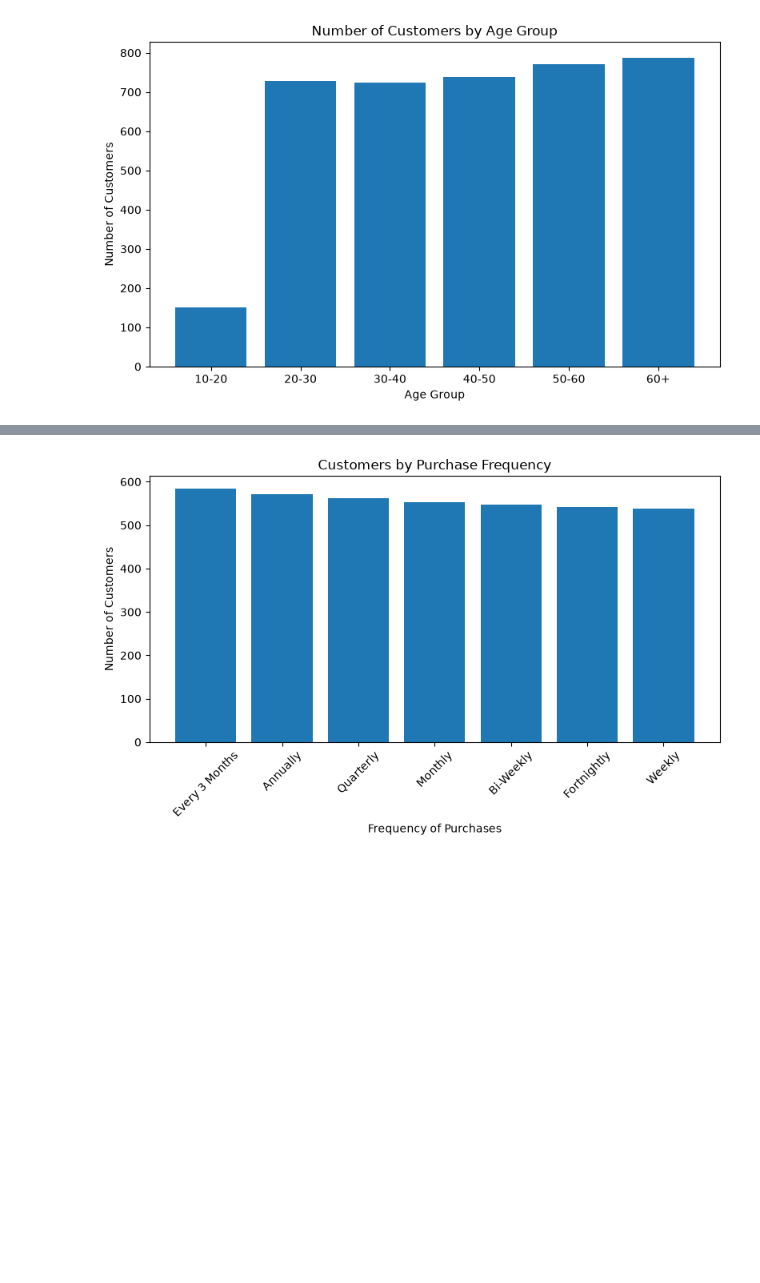
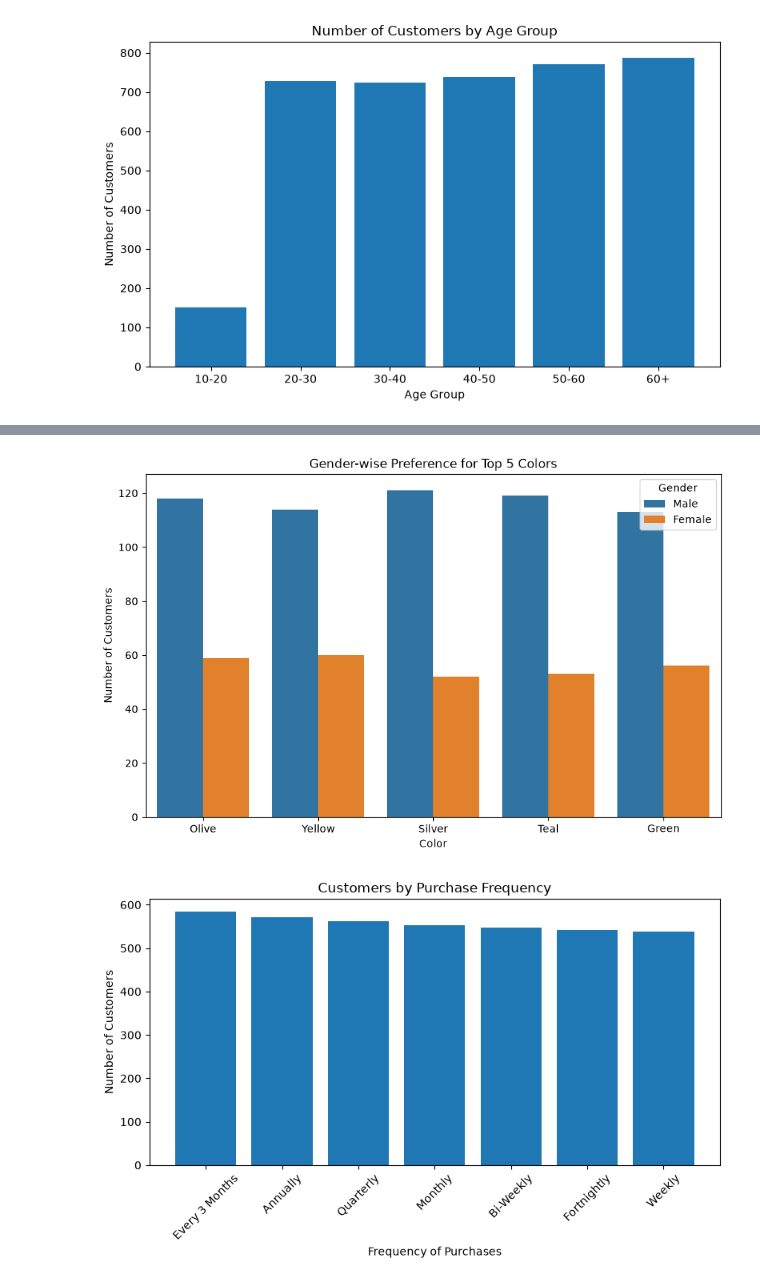
Before and after one commit to vaibhavkashyap521/Customer-Analysis, a Jupyter notebook: Analysis1.ipynb, the cells around one changed output, grey strips where cells are left out. Cells and saved outputs as stored; diff of their text form; code cells hidden in the pictures; blank space fills up the shorter version.

```diff
--- a/Analysis.ipynb
+++ b/Analysis1.ipynb
@@ -563 +623,23 @@ plt.show()
+# %%
+# PLOTTING GRAPH FOR GENDER-WSE PREFERENCE FOR TOP 5 COLORS
+top_colors = df["Color"].value_counts().head(5).index
+
+color_gender = df[df["Color"].isin(top_colors)]
+
+plt.figure(figsize=(10,6))
+
+sns.countplot(
+    data=color_gender,
+    x="Color",
+    hue="Gender",
+    order=top_colors
+)
+
+plt.title("Gender-wise Preference for Top 5 Colors")
+plt.xlabel("Color")
+plt.ylabel("Number of Customers")
+
+plt.show()
+# %% [output]
+[figure, added]
 # %%
```
Also changed, not shown: parts of 31 cells of this notebook.
